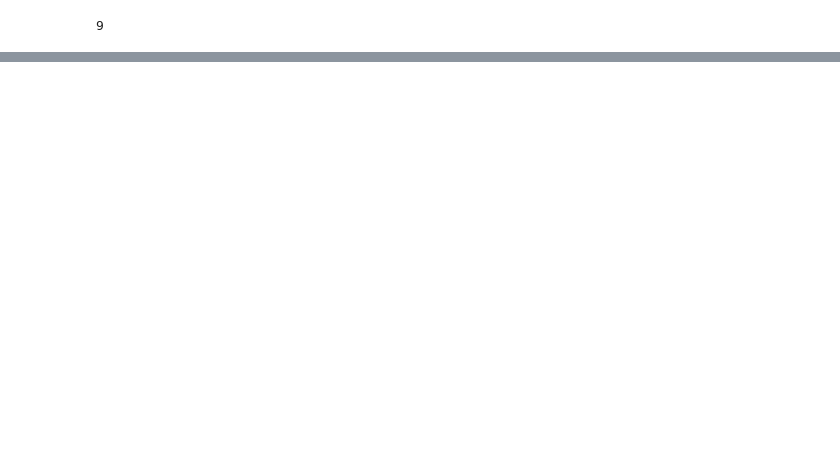
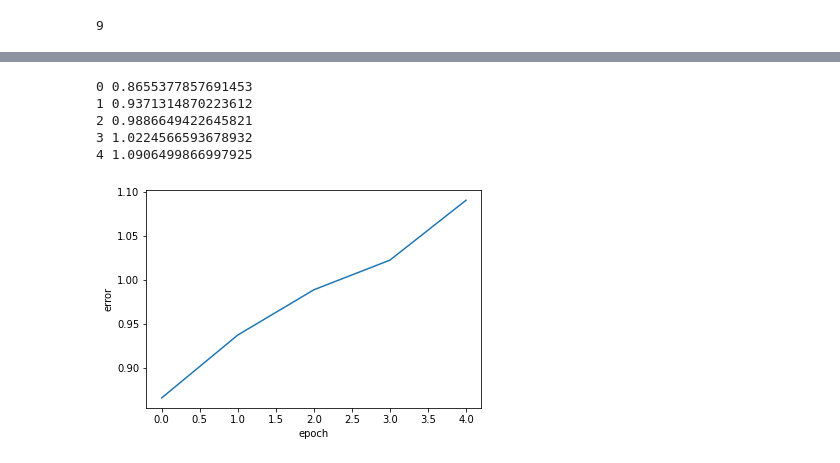
Before and after one commit to ayanasatheesh/cs6910_assignment1, a Jupyter notebook: Untitled18.ipynb, the cells around one changed output, grey strips where cells are left out. Cells and saved outputs as stored; diff of their text form; code cells hidden in the pictures; blank space fills up the shorter version.

```diff
--- a/Untitled18.ipynb
+++ b/Untitled18.ipynb
@@ -196,2 +212,2 @@ def forwardPropagation(W,b,n_neurons,n_layers,activation_function,X):
 # %%
-y=[forwardPropagation(W,b,32,4,"sigmoid",X_train[i].flatten()) for i in range(6000)]
+y=[forwardPropagation(W,b,32,3,"sigmoid",X_train[i].flatten()) for i in range(6000)]
@@ -238,34 +246,31 @@ def derivative(activation_function,h,n_neurons):
 
 def backPropagation(H,A,n_neurons,n_layers,truelabel,n_classes,W,activation_function,X):
 
-  #print(H[n_layers].shape)
   gradient_a=H[n_layers].T-one_hot_vector(truelabel,n_classes)
-  #print(gradient_a.shape)
-  #print(H[n_layers-1].T.shape)
   G_W=[]
   G_b=[]
 
   for k in range(n_layers,-1,-1):
     if(k==n_layers):
-      gradient_W=np.matmul(np.reshape(gradient_a,(n_classes,1)),np.reshape(H[k-1],(1,32)))
+      gradient_W=np.matmul(np.reshape(gradient_a,(n_classes,1)),np.reshape(H[k-1],(1,n_neurons)))
       G_W.append(gradient_W)
     elif(k==0):
       gradient_W=np.matmul(np.reshape(gradient_a,(n_neurons,1)),np.reshape(X,(1,784)))
       G_W.append(gradient_W)
     else:
-      gradient_W=np.matmul(np.reshape(gradient_a,(n_neurons,1)),np.reshape(H[k-1],(1,32)))
+      gradient_W=np.matmul(np.reshape(gradient_a,(n_neurons,1)),np.reshape(H[k-1],(1,n_neurons)))
       G_W.append(gradient_W)
     gradient_b=gradient_a
     G_b.append(gradient_b)
-    #print(gradient_a.shape)
-    print(W[k].shape)
+
     if(k>0):
       gradient_prevh=np.matmul(W[k].T,gradient_a)
-      print(gradient_prevh.shape)
       derivative_matrix=derivative(activation_function,H[k-1],n_neurons)
       gradient_a=element_wise_multiply(gradient_prevh,derivative_matrix)
-      print(gradient_a.shape)
 
-  return
 
-backPropagation(y[0]["H"],y[0]["A"],32,4,9,10,W,"sigmoid",X_train[0].flatten())
+  G_W=G_W[::-1]
+  G_b=G_b[::-1]
+  return {"g_W": G_W, "g_b": G_b}
+
+#g=backPropagation(y[0]["H"],y[0]["A"],32,3,9,10,W,"sigmoid",X_train[0].flatten())
@@ -289,0 +327,46 @@ Y_train[0]
+# %%
+def gradient_update_momentum(W,b,n_layers,grad,eta,u_W,u_b,beta):
+
+  for k in range(0,n_layers+1):
+    u_W[k]=beta*u_W[k]+grad["g_W"][k]
+    W[k]-=(eta*u_W[k])
+    u_b[k]=beta*u_b[k]+grad["g_b"][k]
+    b[k]-=(eta*u_b[k])
+
+  return (u_W,W,u_b,b)
+
+
+def modelfit_momentum(epoch,eta,n_layers,activation_fn,n_neurons,initialisation,n_inputneurons,n_outputneurons,X_train,Y_train,n_classes,beta):
+
+  (W,b)=initialise_parameters(initialisation,n_layers,n_neurons,n_inputneurons,n_outputneurons)
+  (u_W,u_b)=initialise_u(n_layers,n_neurons,n_inputneurons,n_outputneurons)
+  Loss=[]
+
+  for t in range(epoch):
+    sum=0
+    for i in range(60000):
+      y=forwardPropagation(W,b,n_neurons,n_layers,activation_fn,X_train[i].flatten())
+      #sum+=calculateloss(y["y"],Y_train[i])
+
+      g=backPropagation(y["H"],y["A"],n_neurons,n_layers,Y_train[i],n_classes,W,activation_fn,X_train[i].flatten())
+      (u_W,W,u_b,b)=gradient_update_momentum(W,b,n_layers,g,eta,u_W,u_b,beta)
+
+
+    y=[forwardPropagation(W,b,n_neurons,n_layers,activation_fn,X_train[i].flatten()) for i in range(60000)]
+
+    sum=0
+    for i in range(60000):
+      sum+=calculateloss(y[i]["y"],Y_train[i])
+    loss=sum/60000
+    Loss.append(loss)
+
+    print(t,loss)
+  return (Loss,W,b)
+
+(Loss,W,b)=modelfit_momentum(5,1e-3,3,"sigmoid",32,"random",784,10,X_train,Y_train,10,0.7)
+# %% [output]
+0 0.8655377857691453
+1 0.9371314870223612
+2 0.9886649422645821
+3 1.0224566593678932
+4 1.0906499866997925
@@ -289,0 +400,8 @@ Y_train[0]
+# %%
+epoch=[i for i in range(5)]
+plt.plot(epoch,Loss)
+plt.xlabel('epoch')
+plt.ylabel('error')
+plt.show()
+# %% [output]
+[figure, added]
```
Also changed, not shown: parts of 12 cells of this notebook.
